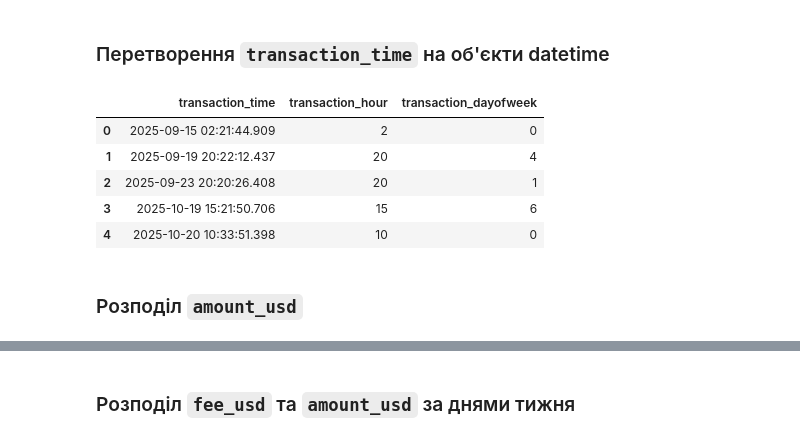
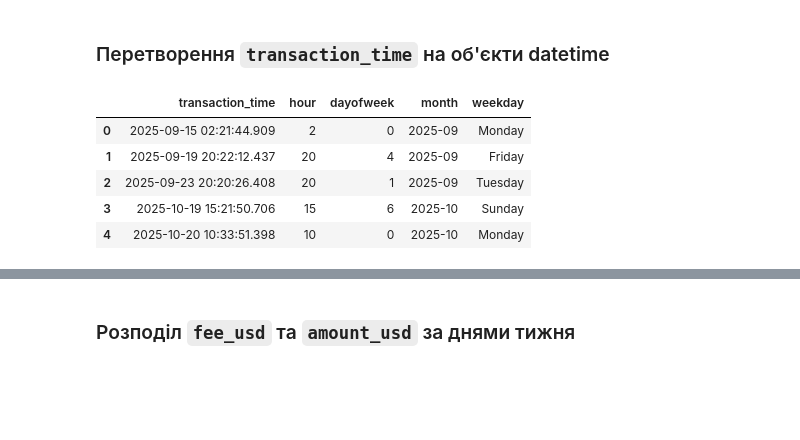
Before and after one commit to bukovskiy7777/Data-Analysis, a Jupyter notebook: Test_task.ipynb, the cells around one changed output, grey strips where cells are left out. Drawn from its saved outputs; the diff is of its cells as text; code cells hidden in the pictures; blank space fills up the shorter version.

```diff
--- a/Test_task.ipynb
+++ b/Test_task.ipynb
@@ -224,15 +344,15 @@ display(analysis)
 # %%
 df['transaction_time'] = pd.to_datetime(df['transaction_time'])
 
-df['transaction_hour'] = df['transaction_time'].dt.hour
-df['transaction_dayofweek'] = df['transaction_time'].dt.dayofweek # Monday=0, Sunday=6
-display(df[['transaction_time', 'transaction_hour', 'transaction_dayofweek']].head())
+df['hour'] = df['transaction_time'].dt.hour
+df['dayofweek'] = df['transaction_time'].dt.dayofweek # Monday=0, Sunday=6
+df['month'] = df['transaction_time'].dt.to_period('M')
+df['weekday'] = df['transaction_time'].dt.day_name()
+display(df[['transaction_time', 'hour', 'dayofweek', 'month', 'weekday']].head())
 # %% [output]
-|  | transaction_time | transaction_hour | transaction_dayofweek |
-| 0 | 2025-09-15 02:21:44.909 | 2 | 0 |
-| 1 | 2025-09-19 20:22:12.437 | 20 | 4 |
-| 2 | 2025-09-23 20:20:26.408 | 20 | 1 |
-| 3 | 2025-10-19 15:21:50.706 | 15 | 6 |
-| 4 | 2025-10-20 10:33:51.398 | 10 | 0 |
+|  | transaction_time | hour | dayofweek | month | weekday |
+| 0 | 2025-09-15 02:21:44.909 | 2 | 0 | 2025-09 | Monday |
+| 1 | 2025-09-19 20:22:12.437 | 20 | 4 | 2025-09 | Friday |
+| 2 | 2025-09-23 20:20:26.408 | 20 | 1 | 2025-09 | Tuesday |
+| 3 | 2025-10-19 15:21:50.706 | 15 | 6 | 2025-10 | Sunday |
+| 4 | 2025-10-20 10:33:51.398 | 10 | 0 | 2025-10 | Monday |
-# %% [markdown]
-### Розподіл `amount_usd`
```
Also changed, not shown: parts of 27 cells of this notebook.
